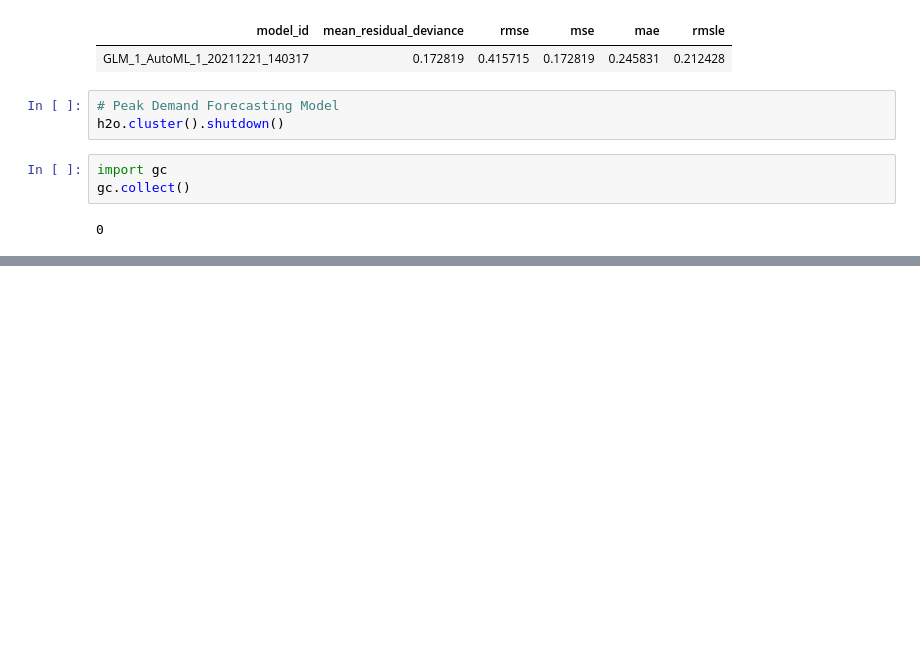
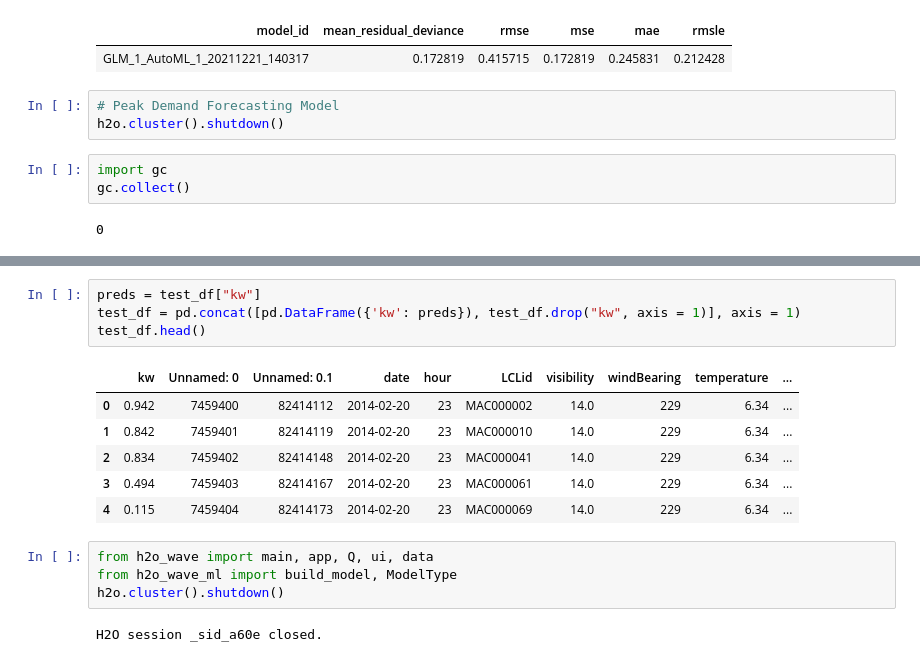
Before and after one commit to jfarland/load_forecasting_h2o, a Jupyter notebook: modeling-pipeline.ipynb, the cells around one changed output, grey strips where cells are left out. Cells and saved outputs as stored; diff of their text form; blank space fills up the shorter version.

Commit message:
update modeling pipeline notebook

```diff
--- a/modeling-pipeline.ipynb
+++ b/modeling-pipeline.ipynb
@@ -214,0 +239,17 @@ gc.collect()
+# %%
+preds = test_df["kw"]
+test_df = pd.concat([pd.DataFrame({'kw': preds}), test_df.drop("kw", axis = 1)], axis = 1)
+test_df.head()
+# %% [output]
+|  | kw | Unnamed: 0 | Unnamed: 0.1 | date | hour | LCLid | visibility | windBearing | temperature | ... |
+| 0 | 0.942 | 7459400 | 82414112 | 2014-02-20 | 23 | MAC000002 | 14.0 | 229 | 6.34 | ... |
+| 1 | 0.842 | 7459401 | 82414119 | 2014-02-20 | 23 | MAC000010 | 14.0 | 229 | 6.34 | ... |
+| 2 | 0.834 | 7459402 | 82414148 | 2014-02-20 | 23 | MAC000041 | 14.0 | 229 | 6.34 | ... |
+| 3 | 0.494 | 7459403 | 82414167 | 2014-02-20 | 23 | MAC000061 | 14.0 | 229 | 6.34 | ... |
+| 4 | 0.115 | 7459404 | 82414173 | 2014-02-20 | 23 | MAC000069 | 14.0 | 229 | 6.34 | ... |
+# %%
+from h2o_wave import main, app, Q, ui, data
+from h2o_wave_ml import build_model, ModelType
+h2o.cluster().shutdown()
+# %% [output]
+H2O session _sid_a60e closed.
```
Also changed, not shown: parts of 23 cells of this notebook.
